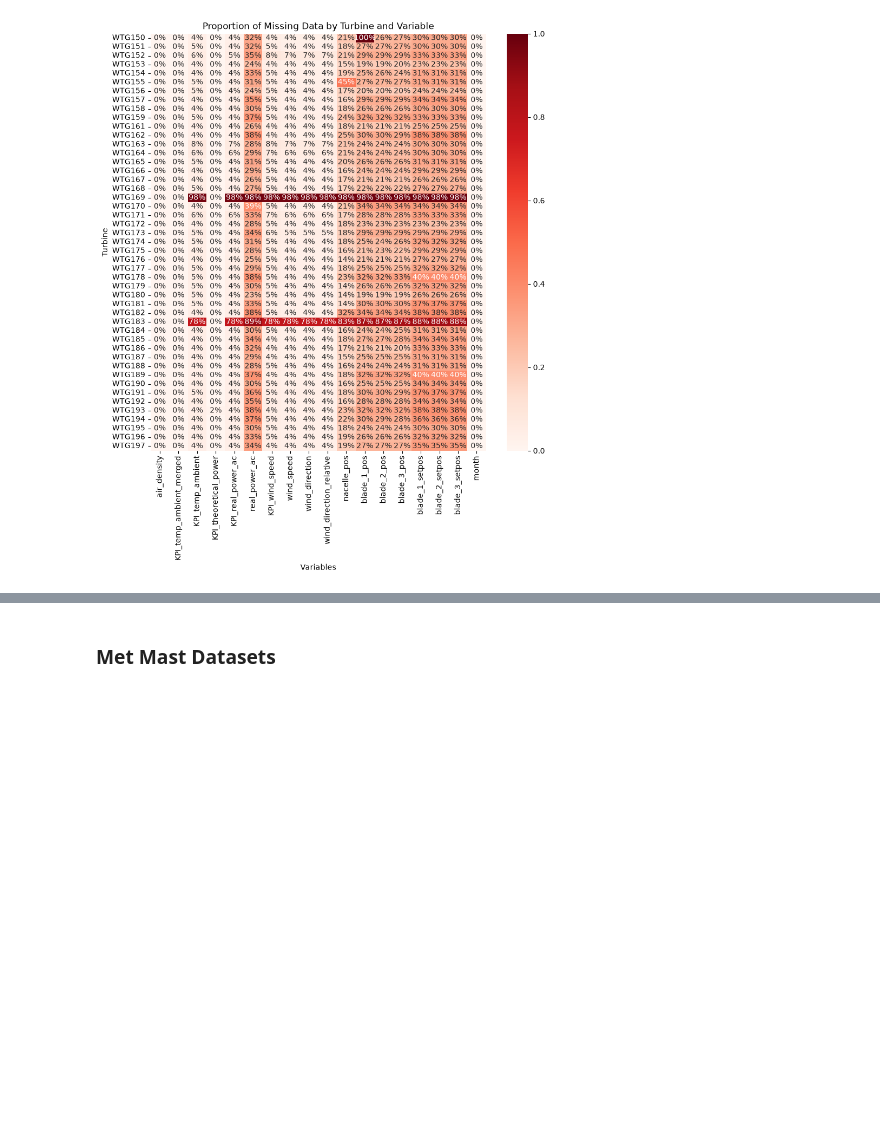
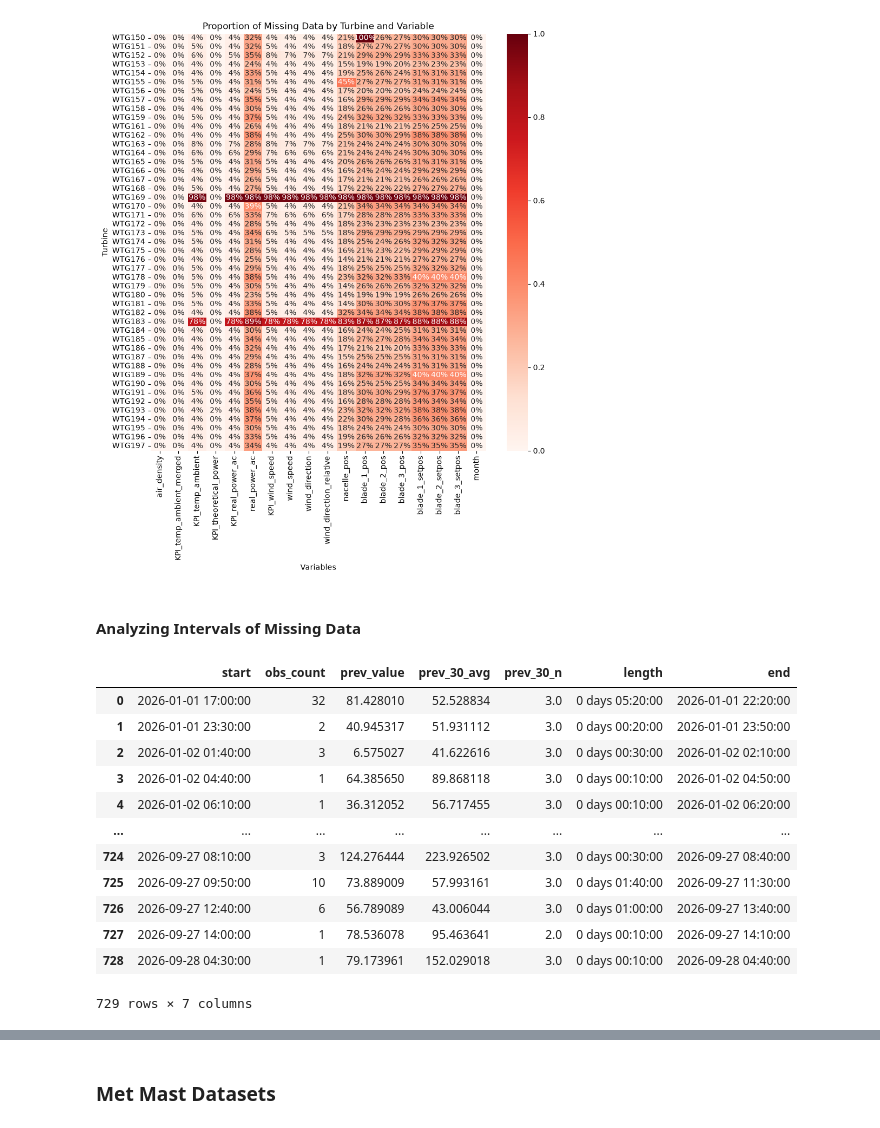
Before and after one commit to Aiden-Badalamenti3/CU-Capstone-Project, a Jupyter notebook: notebooks/carter_notebooks/data_cleaning.ipynb, the cells around one changed output, grey strips where cells are left out. Drawn from its saved outputs; the diff is of its cells as text; code cells hidden in the pictures; blank space fills up the shorter version.

```diff
--- a/notebooks/carter_notebooks/data_cleaning.ipynb
+++ b/notebooks/carter_notebooks/data_cleaning.ipynb
@@ -324,3 +324,50 @@ plt.title('Proportion of Missing Data by Turbine and Variable')
 plt.show()
 # %% [output]
 [figure]
+# %% [markdown]
+#### Analyzing Intervals of Missing Data
+# %%
+def missing_intervals(df_full, turbine, var):
+    # defining dataset
+    df = df_full[df_full['turbine'] == turbine]
+
+    # define stepcount for dataset and sort by datetime
+    step = pd.Timedelta(minutes = 10)
+    df = df.sort_values('utc').reset_index(drop = True)
+
+    # define missing values
+    is_missing = df[var].isna()
+    run_id = (is_missing != is_missing.shift()).cumsum()
+
+    # summarize values from before the outages
+    roll = df.set_index('utc')[var].rolling('30min', closed = 'left')
+    df['prev_30_avg'] = roll.mean().to_numpy()
+    df['prev_30_n'] = roll.count().to_numpy()
+    df['prev_value'] = df[var].shift(1)
+
+    # summarizing each interval
+    summary = (df[is_missing].groupby(run_id[is_missing]).agg(start = ('utc', 'first'), obs_count = ('utc', 'size'),
+                                                              prev_value = ('prev_value', 'first'), prev_30_avg = ('prev_30_avg', 'first'),
+                                                              prev_30_n = ('prev_30_n', 'first')).reset_index(drop = True))
+    summary['length'] = summary['obs_count'] * step
+    summary['end'] = summary['start'] + summary['length']
+
+    return summary
+# %%
+result = missing_intervals(scada, 'WTG175', 'real_power_ac')
+
+result
+# %% [output]
+|  | start | obs_count | prev_value | prev_30_avg | prev_30_n | length | end |
+| 0 | 2026-01-01 17:00:00 | 32 | 81.428010 | 52.528834 | 3.0 | 0 days 05:20:00 | 2026-01-01 22:20:00 |
+| 1 | 2026-01-01 23:30:00 | 2 | 40.945317 | 51.931112 | 3.0 | 0 days 00:20:00 | 2026-01-01 23:50:00 |
+| 2 | 2026-01-02 01:40:00 | 3 | 6.575027 | 41.622616 | 3.0 | 0 days 00:30:00 | 2026-01-02 02:10:00 |
+| 3 | 2026-01-02 04:40:00 | 1 | 64.385650 | 89.868118 | 3.0 | 0 days 00:10:00 | 2026-01-02 04:50:00 |
+| 4 | 2026-01-02 06:10:00 | 1 | 36.312052 | 56.717455 | 3.0 | 0 days 00:10:00 | 2026-01-02 06:20:00 |
+| ... | ... | ... | ... | ... | ... | ... | ... |
+| 724 | 2026-09-27 08:10:00 | 3 | 124.276444 | 223.926502 | 3.0 | 0 days 00:30:00 | 2026-09-27 08:40:00 |
+| 725 | 2026-09-27 09:50:00 | 10 | 73.889009 | 57.993161 | 3.0 | 0 days 01:40:00 | 2026-09-27 11:30:00 |
+| 726 | 2026-09-27 12:40:00 | 6 | 56.789089 | 43.006044 | 3.0 | 0 days 01:00:00 | 2026-09-27 13:40:00 |
+| 727 | 2026-09-27 14:00:00 | 1 | 78.536078 | 95.463641 | 2.0 | 0 days 00:10:00 | 2026-09-27 14:10:00 |
+| 728 | 2026-09-28 04:30:00 | 1 | 79.173961 | 152.029018 | 3.0 | 0 days 00:10:00 | 2026-09-28 04:40:00 |
+729 rows × 7 columns
```
Also changed, not shown: parts of 5 cells of this notebook, 2 other files.
